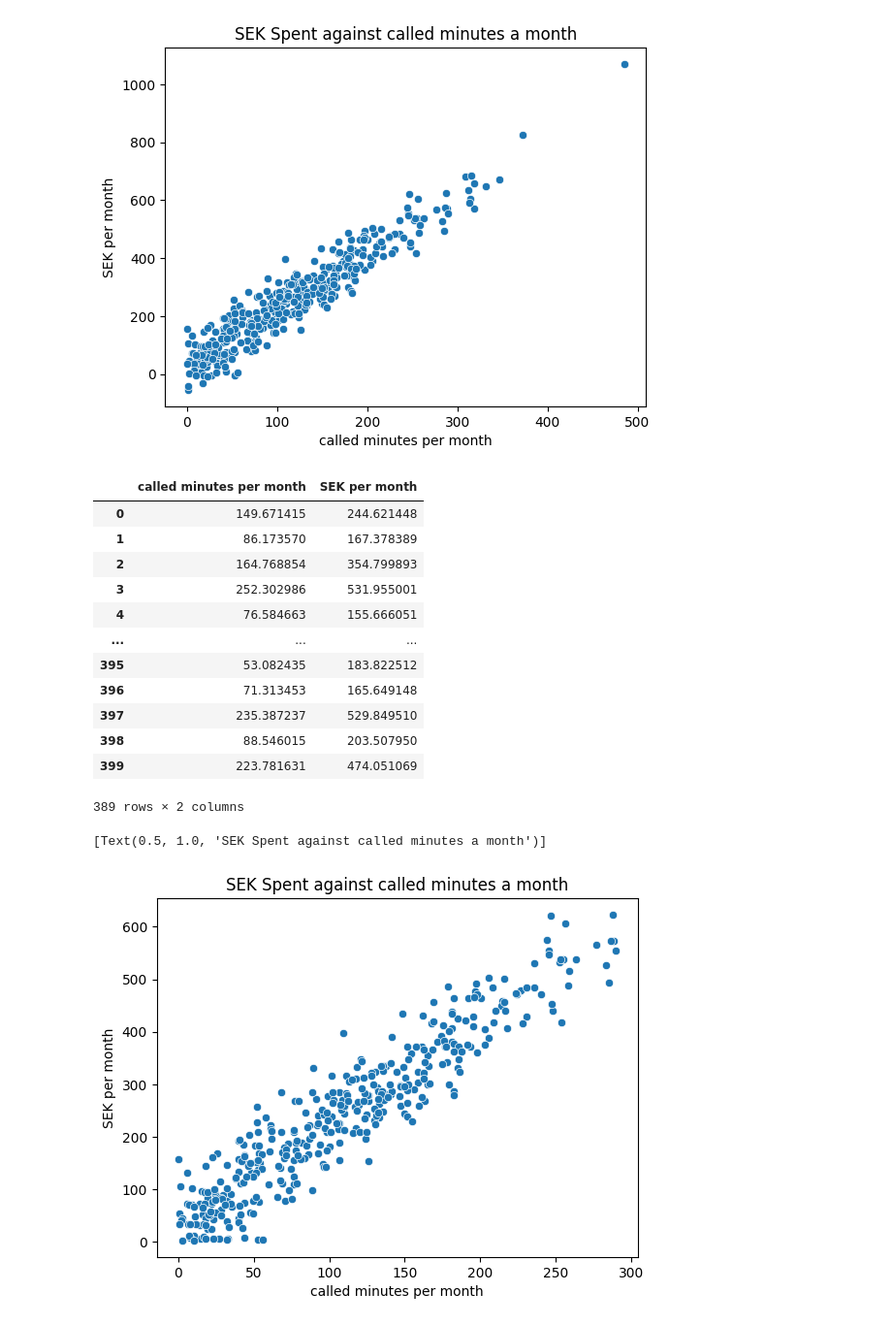
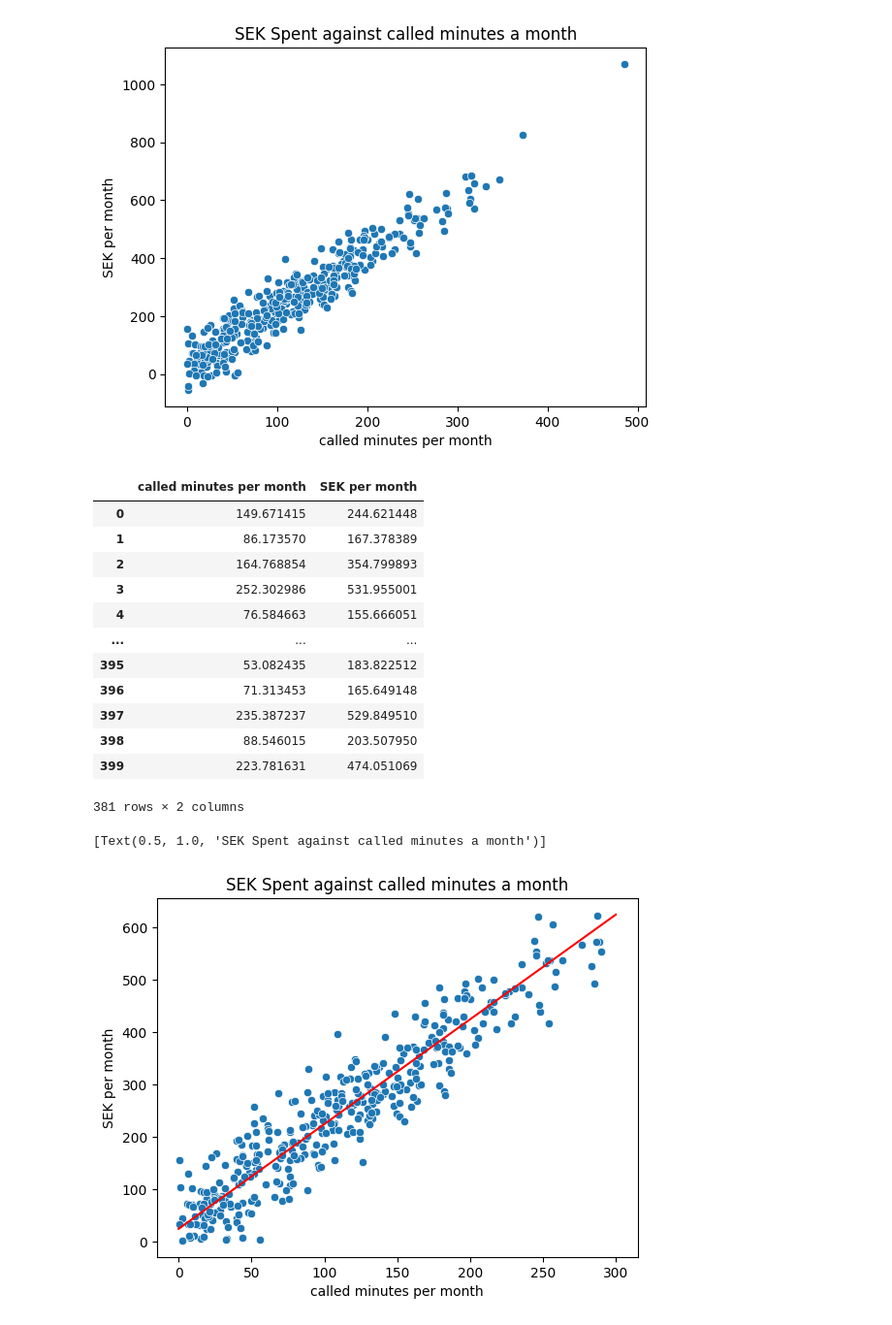
Before and after one commit to SCGlass/Machine-learning, a Jupyter notebook: Exercises/E00_Linear_regression.ipynb, the cells around one changed output. Shown: that part at 97% size. Saved outputs shown, nothing was run; the diff lists cells and outputs as text; code cells hidden in the pictures.

```diff
--- a/Exercises/E00_Linear_regression.ipynb
+++ b/Exercises/E00_Linear_regression.ipynb
@@ -100,13 +100,14 @@ ax.set(xlabel="called minutes per month", ylabel="SEK per month")
 [figure]
 # %%
 # question b)
-y = np.abs(y) # fixing so that there is no minus numbers in the sample
+
 
 df_phone_sub = pd.DataFrame() # creating a data frame.
 df_phone_sub["called minutes per month"] = pd.Series(X) #adding column to data frame from the X variable
 df_phone_sub["SEK per month"] = pd.Series(y) # adding column to the data frame from the y variable
 
-df_phone_sub = df_phone_sub.loc[df_phone_sub["called minutes per month"] < 300]
+df_phone_sub = df_phone_sub.loc[df_phone_sub["called minutes per month"] <300]
+df_phone_sub = df_phone_sub.loc[df_phone_sub["SEK per month"] >=0]
 
 df_phone_sub
 # %% [output]
@@ -122,10 +123,18 @@ df_phone_sub
 | 397 | 235.387237 | 529.849510 |
 | 398 | 88.546015 | 203.507950 |
 | 399 | 223.781631 | 474.051069 |
-389 rows × 2 columns
+381 rows × 2 columns
+# %%
+b0 = 25 # intercept
+b1 = 2 # inclination
+
+spending = np.linspace(0, 300) # creates the distance of the line to be drawn
+
+ground_truth = lambda x: b0 + b1 * x # This the y hat value gives the points to be plotted
 # %%
 ax = sns.scatterplot(data=df_phone_sub, x="called minutes per month", y="SEK per month")
+sns.lineplot(x= spending, y=ground_truth(spending), color="red")
 ax.set(title="SEK Spent against called minutes a month") # adding a title to the graph!
 # %% [output]
 [Text(0.5, 1.0, 'SEK Spent against called minutes a month')]
-[figure, old version]
+[figure, new version]
```
Also changed, not shown: parts of 1 cell of this notebook.
